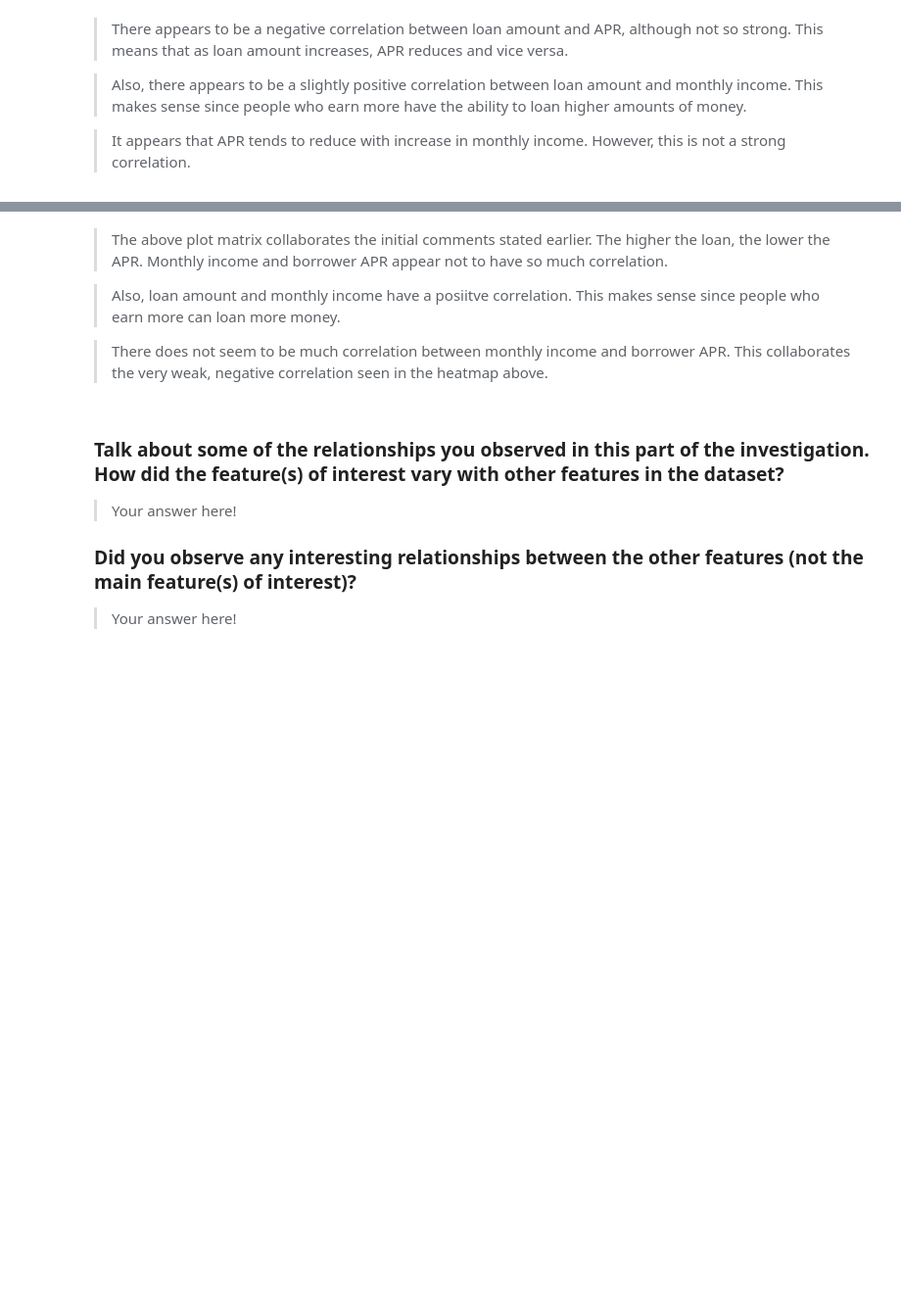
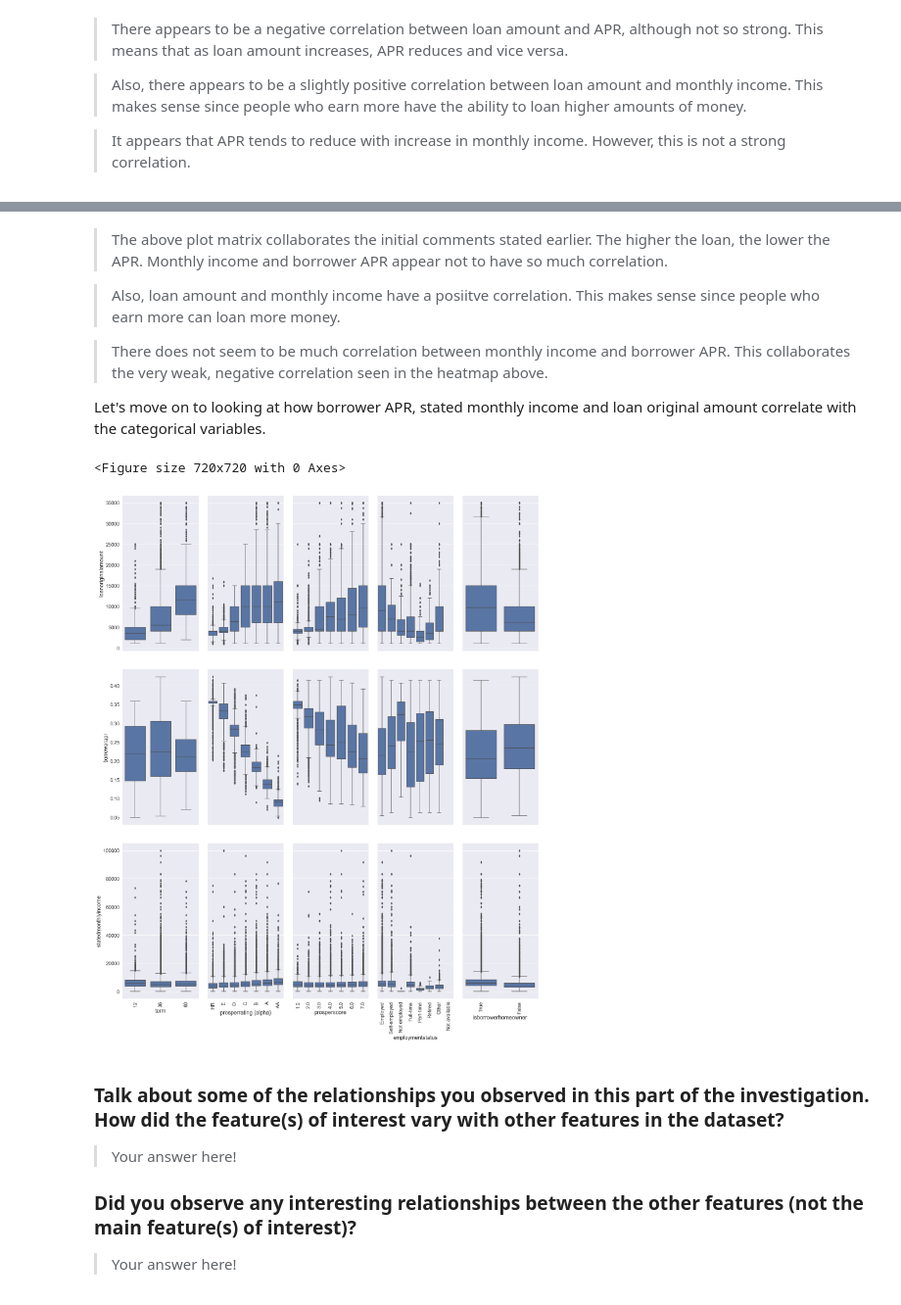
Before and after one commit to chukwume/prosperloandata, a Jupyter notebook: exploration_template.ipynb, the cells around one changed output, grey strips where cells are left out. Shown at 98% size. Saved outputs shown, nothing was run; the diff lists cells and outputs as text; code cells hidden in the pictures; blank space fills up the shorter version.

Commit message:
feat: Add plot matrix of num vars against cat vars

```diff
--- a/exploration_template.ipynb
+++ b/exploration_template.ipynb
@@ -306,6 +306,26 @@ g.map_offdiag(sb.regplot, scatter_kws = {'alpha': 0.2});
 > Also, loan amount and monthly income have a posiitve correlation. This makes sense since people who earn more can loan more money.
 
 > There does not seem to be much correlation between monthly income and borrower APR. This collaborates the very weak, negative correlation seen in the heatmap above.
+
+Let's move on to looking at how borrower APR, stated monthly income and loan original amount correlate with the categorical variables.
+# %%
+# plot matrix of numeric features against categorical features.
+
+def boxgrid(x, y, **kwargs):
+    """ Quick hack for creating box plots with seaborn's PairGrid. """
+    base_color = sb.color_palette()[0]
+    sb.boxplot(x, y, color = base_color)
+
+plt.figure(figsize = [10, 10])
+g = sb.PairGrid(data = df_sub, y_vars = num_vars,
+                x_vars = cat_vars, size = 3, aspect = 1.5)
+g.map(boxgrid)
+g.fig.set_size_inches(20,25)
+sb.set(font_scale=1.5)
+[plt.setp(ax.get_xticklabels(), rotation=90) for ax in g.axes.flat];
+# %% [output]
+<Figure size 720x720 with 0 Axes>
+[figure, added]
 # %% [markdown]
 ### Talk about some of the relationships you observed in this part of the investigation. How did the feature(s) of interest vary with other features in the dataset?
 
```
Also changed, not shown: parts of 1 cell of this notebook.
